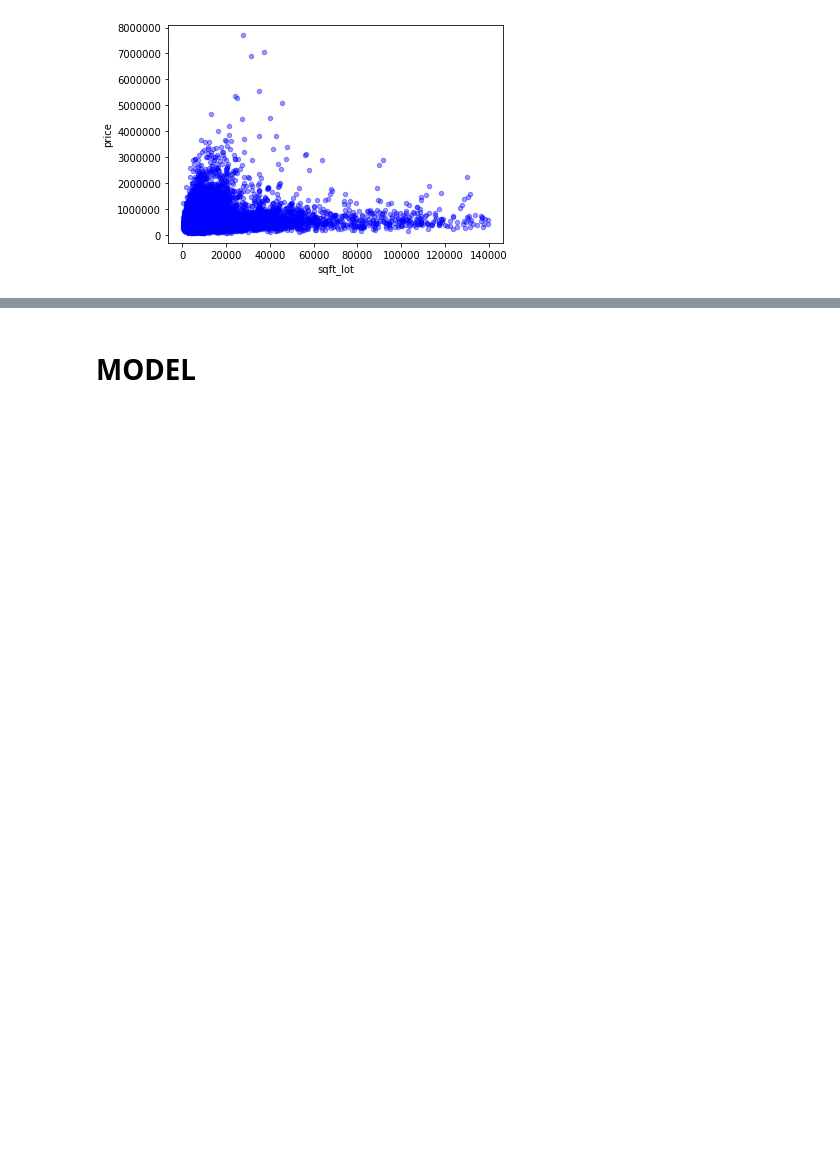
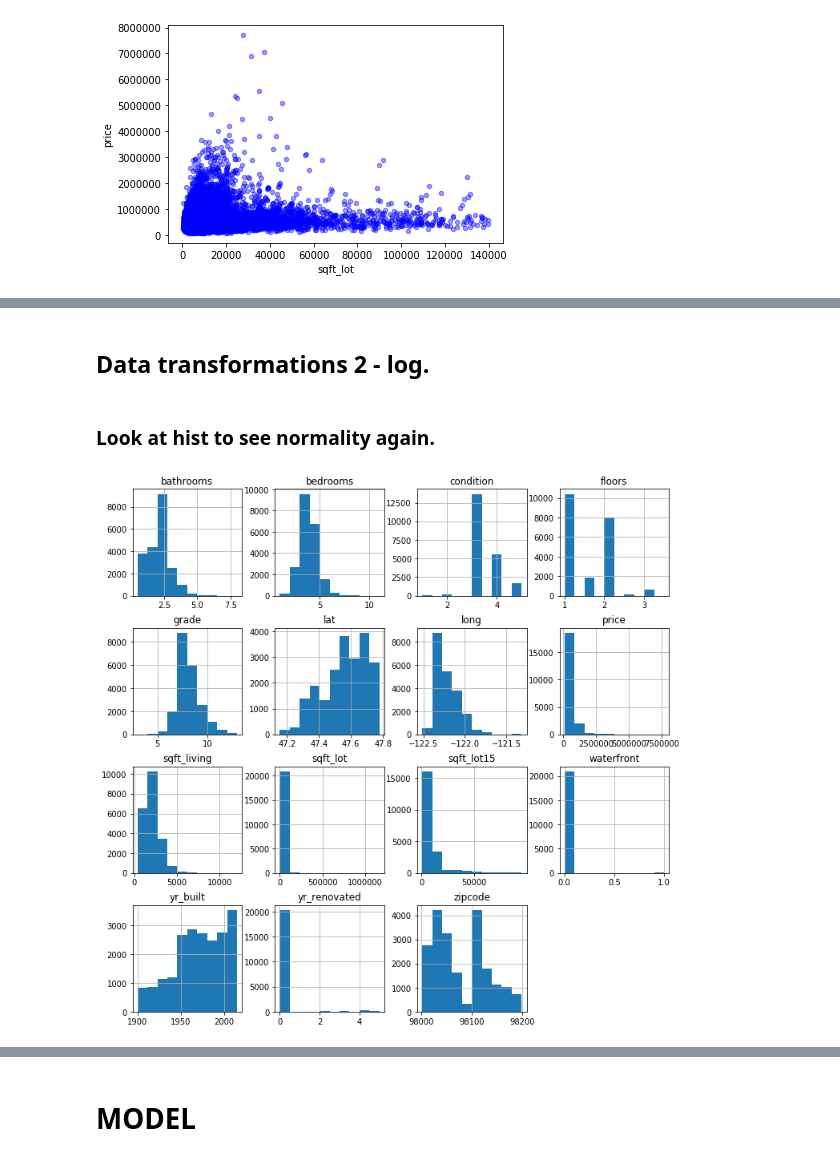
Before and after one commit to alexanderjohnny/dsc-v2-mod1-final-project-online-ds-pt-100719, a Jupyter notebook: study_group_starter_nb.ipynb, the cells around one changed output, grey strips where cells are left out. Cells and saved outputs as stored; diff of their text form; code cells hidden in the pictures; blank space fills up the shorter version.

```diff
--- a/study_group_starter_nb.ipynb
+++ b/study_group_starter_nb.ipynb
@@ -1224,0 +1156,2 @@ display(df_filtered1.plot(kind='scatter', x='sqft_living15', y='price', alpha=0.
+# %%
+df_filtered1 = df_filtered1.copy()
@@ -1224,0 +1179,4 @@ display(df_filtered1.plot(kind='scatter', x='sqft_living15', y='price', alpha=0.
+# %%
+df_filtered1.drop(['z_score_bedrooms',
+       'z_score_bathrooms', 'z_score_sqft_living', 'z_score_sqft_lot',
+       'z_score_sqft_lot15'], axis=1, inplace=True)
@@ -1224,0 +1239,8 @@ display(df_filtered1.plot(kind='scatter', x='sqft_living15', y='price', alpha=0.
+# %% [markdown]
+## Data transformations 2 - log.
+# %% [markdown]
+### Look at hist to see normality again.
+# %%
+df_filtered1.hist(figsize=(12,12));
+# %% [output]
+[figure, added]
```
Also changed, not shown: parts of 78 cells of this notebook.
